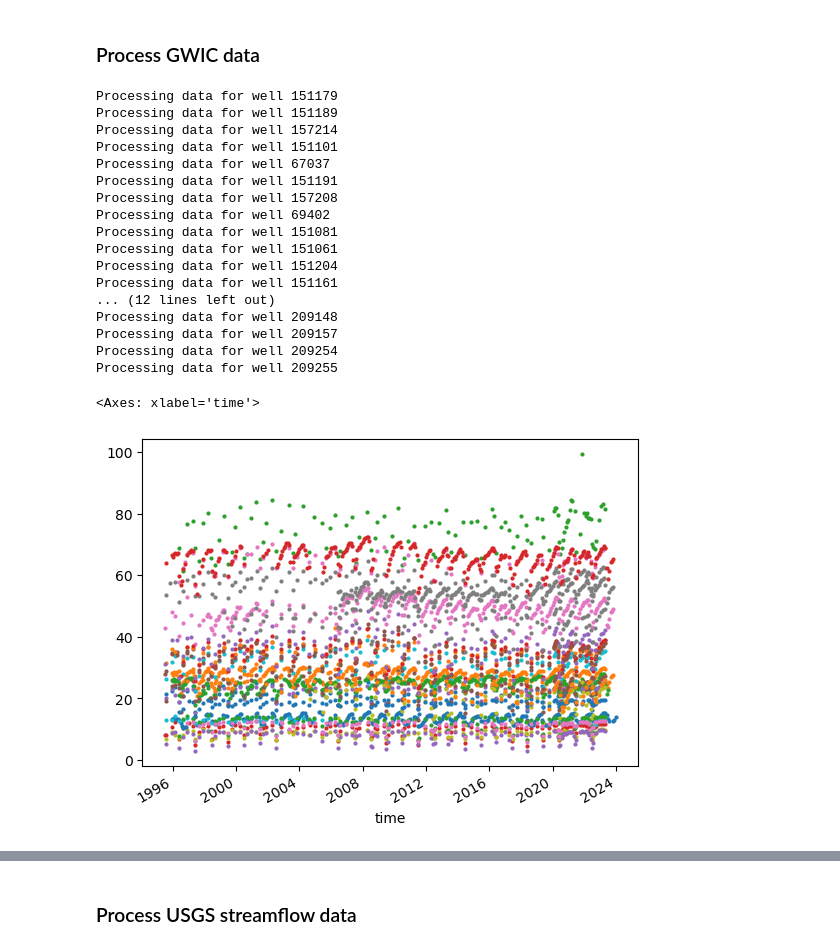
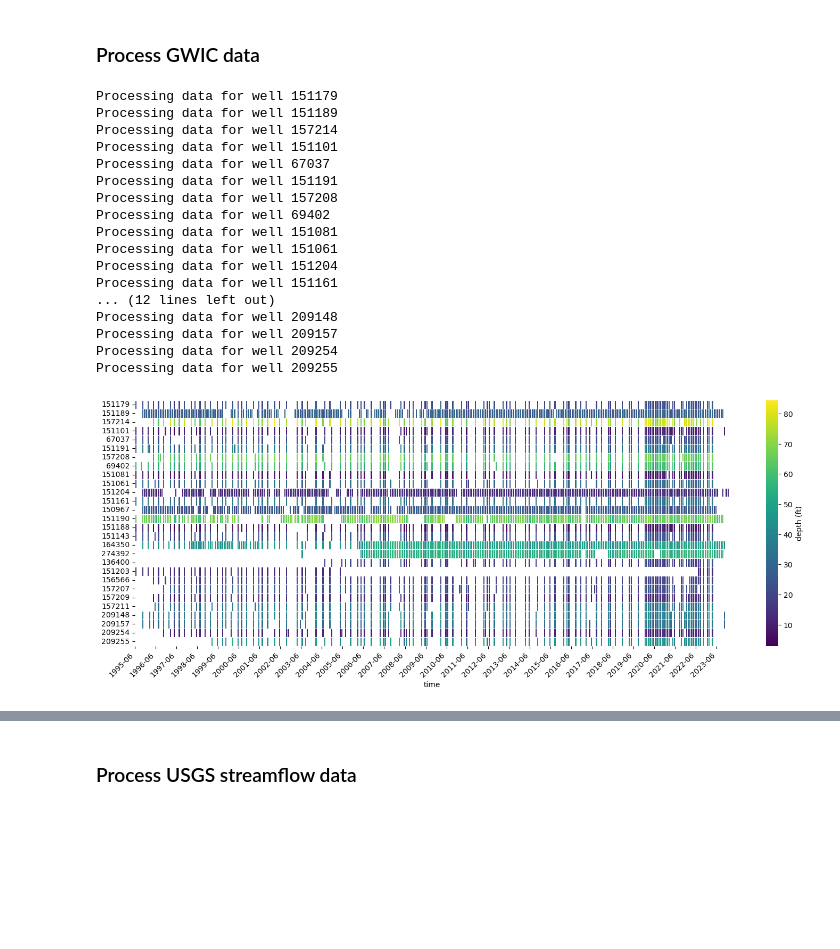
Before and after one commit to nicksilver/zoo-aquifer, a Jupyter notebook: process_data.ipynb, the cells around one changed output, grey strips where cells are left out. Saved outputs shown, nothing was run; the diff lists cells and outputs as text; code cells hidden in the pictures; blank space fills up the shorter version.

Commit message:
removed some wells and outliers from previous dataset

```diff
--- a/process_data.ipynb
+++ b/process_data.ipynb
@@ -15,8 +18,7 @@ df_meta.to_csv('./data/gwic_site_metadata.csv', index=False)
 # %%
 # Retrieve GWIC data
 GWIC = processor.GWIC(gwicids)
-gwic_data = GWIC.get_all_data(filename=gwic_filename, check_file=True)
-gwic_data.plot(kind='line', style='o', legend=False, markersize=2)
+gwic_data = GWIC.get_all_data(filename=gwic_filename, check_file=True, outliers_std=4)
 # %% [output]
 Processing data for well 151179
 Processing data for well 151189
@@ -35,5 +37,19 @@ Processing data for well 209148
 Processing data for well 209157
 Processing data for well 209254
 Processing data for well 209255
-<Axes: xlabel='time'>
-[figure, removed]
+# %%
+# Plot gwic data heatmap
+fig, ax = plt.subplots(figsize=(18, 6))
+fig = sns.heatmap(gwic_data.transpose(),
+                  cmap='viridis',
+                  cbar=True,
+                  linewidth=0.5,
+                  ax=ax,
+                  cbar_kws={'label': 'depth (ft)'})
+xdates = gwic_data.index.strftime('%Y-%m').sort_values().unique()
+step = 12
+ax.set_xticks(np.arange(0, len(xdates), step=step))
+ax.set_xticklabels(xdates[::step], rotation=45, ha='right')
+plt.show()
+# %% [output]
+[figure, added]
```
Also changed, not shown: parts of 5 cells of this notebook, 7 other files.
